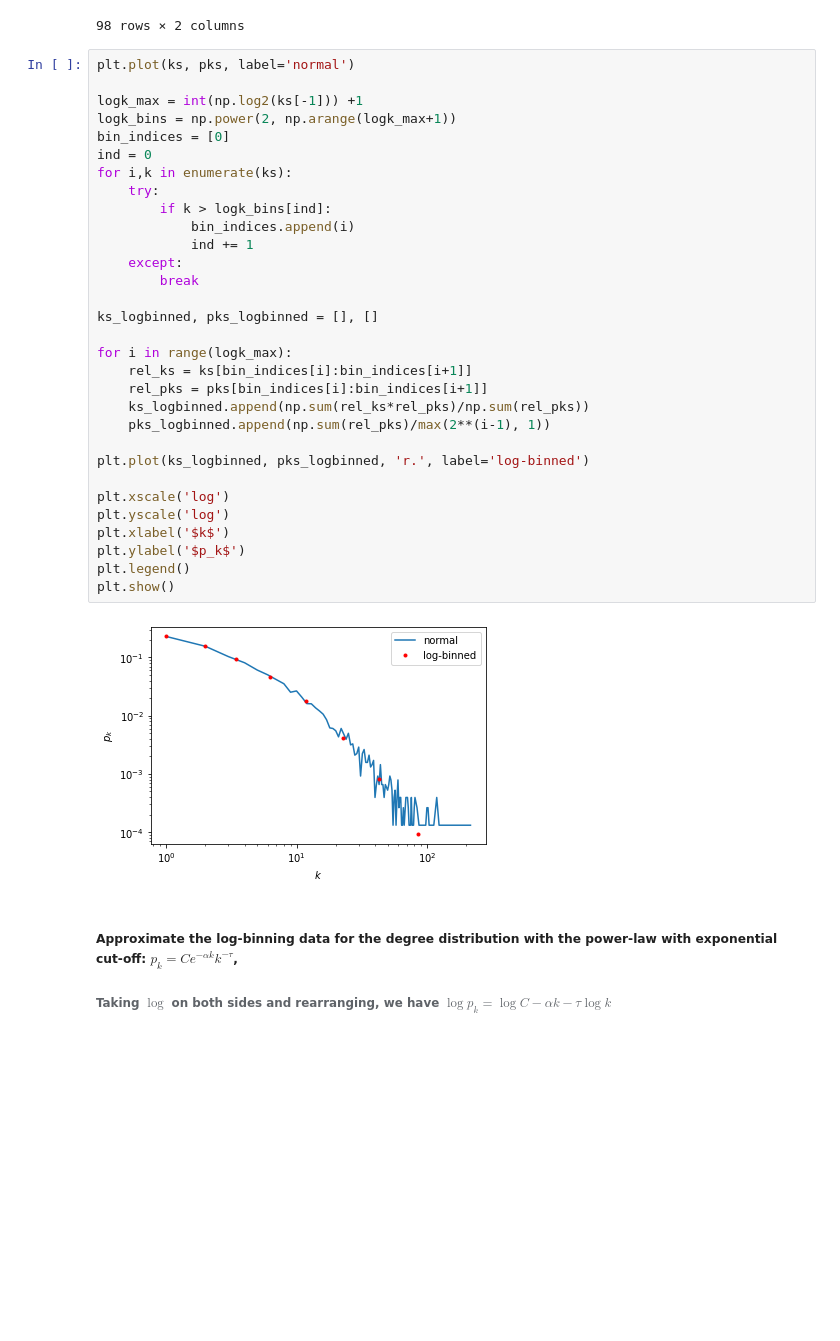
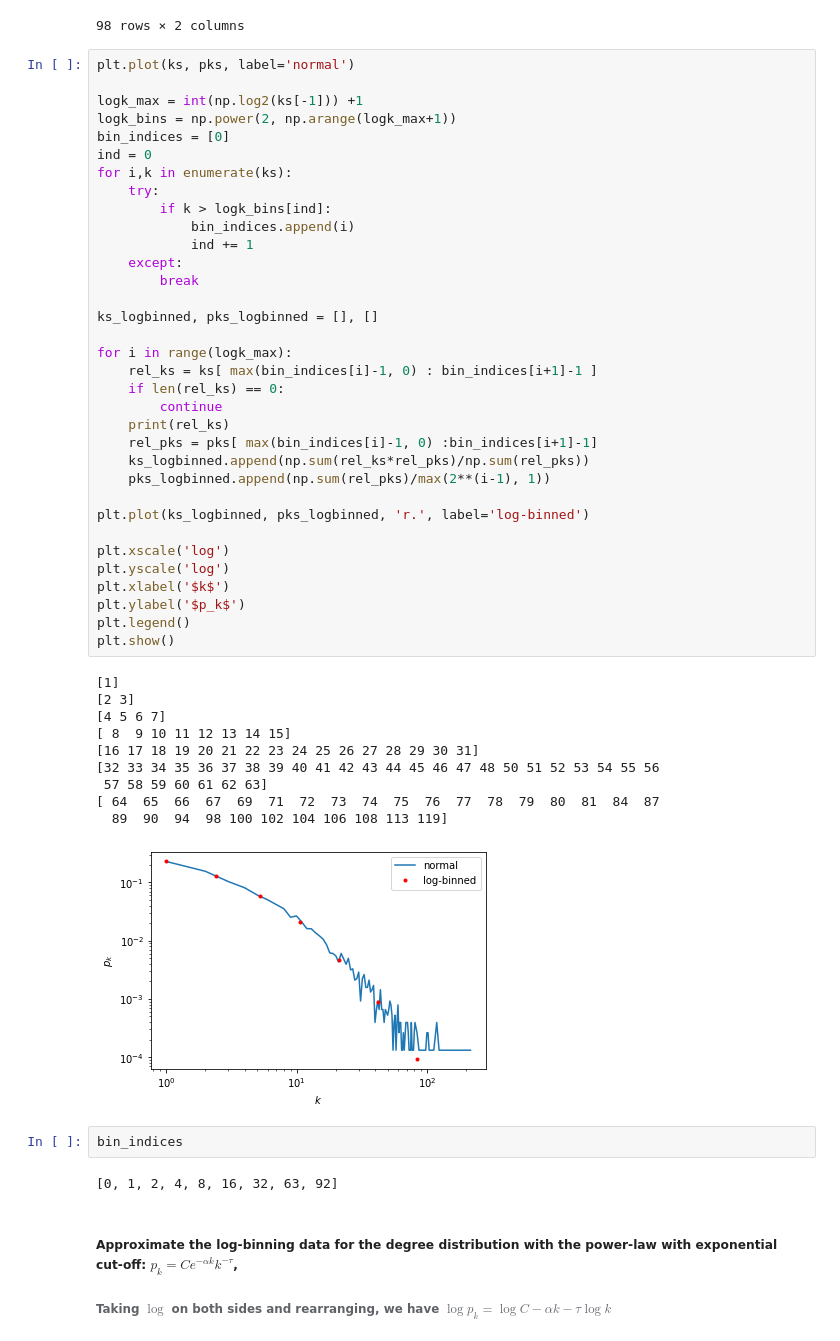
Before and after one commit to SriramB-98/CMSC828V-projects, a Jupyter notebook: FinalExam/FinalExam.ipynb, the cells around one changed output. Drawn from its saved outputs; the diff is of its cells as text; blank space fills up the shorter version.

```diff
--- a/FinalExam/FinalExam.ipynb
+++ b/FinalExam/FinalExam.ipynb
@@ -72,36 +72,52 @@ The degree distribution is :
 # %%
 plt.plot(ks, pks, label='normal')
 
 logk_max = int(np.log2(ks[-1])) +1
 logk_bins = np.power(2, np.arange(logk_max+1))
 bin_indices = [0]
 ind = 0
 for i,k in enumerate(ks):
     try:
         if k > logk_bins[ind]:
             bin_indices.append(i)
             ind += 1
     except:
         break
 
 ks_logbinned, pks_logbinned = [], []
 
 for i in range(logk_max):
-    rel_ks = ks[bin_indices[i]:bin_indices[i+1]]
-    rel_pks = pks[bin_indices[i]:bin_indices[i+1]]
+    rel_ks = ks[ max(bin_indices[i]-1, 0) : bin_indices[i+1]-1 ]
+    if len(rel_ks) == 0:
+        continue
+    print(rel_ks)
+    rel_pks = pks[ max(bin_indices[i]-1, 0) :bin_indices[i+1]-1]
     ks_logbinned.append(np.sum(rel_ks*rel_pks)/np.sum(rel_pks))
     pks_logbinned.append(np.sum(rel_pks)/max(2**(i-1), 1))
 
 plt.plot(ks_logbinned, pks_logbinned, 'r.', label='log-binned')
 
 plt.xscale('log')
 plt.yscale('log')
 plt.xlabel('$k$')
 plt.ylabel('$p_k$')
 plt.legend()
 plt.show()
 # %% [output]
+[1]
+[2 3]
+[4 5 6 7]
+[ 8  9 10 11 12 13 14 15]
+[16 17 18 19 20 21 22 23 24 25 26 27 28 29 30 31]
+[32 33 34 35 36 37 38 39 40 41 42 43 44 45 46 47 48 50 51 52 53 54 55 56
+ 57 58 59 60 61 62 63]
+[ 64  65  66  67  69  71  72  73  74  75  76  77  78  79  80  81  84  87
+  89  90  94  98 100 102 104 106 108 113 119]
-[figure, old version]
+[figure, new version]
+# %%
+bin_indices
+# %% [output]
+[0, 1, 2, 4, 8, 16, 32, 63, 92]
 # %% [markdown]
 ##### Approximate the log-binning data for the degree distribution with the power-law with exponential cut-off: $p_k = Ce^{-\alpha k}k^{-\tau}$,
 
```
Also changed, not shown: parts of 14 cells of this notebook, 6 other files.
